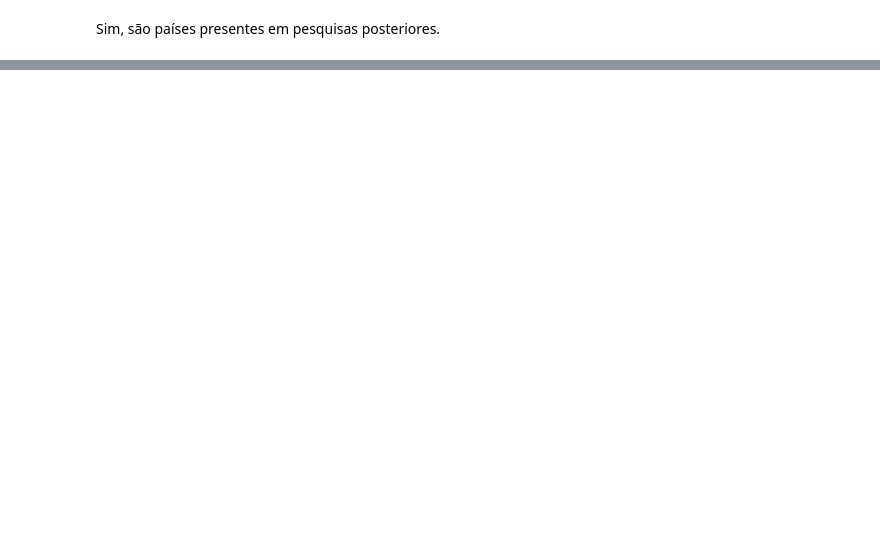
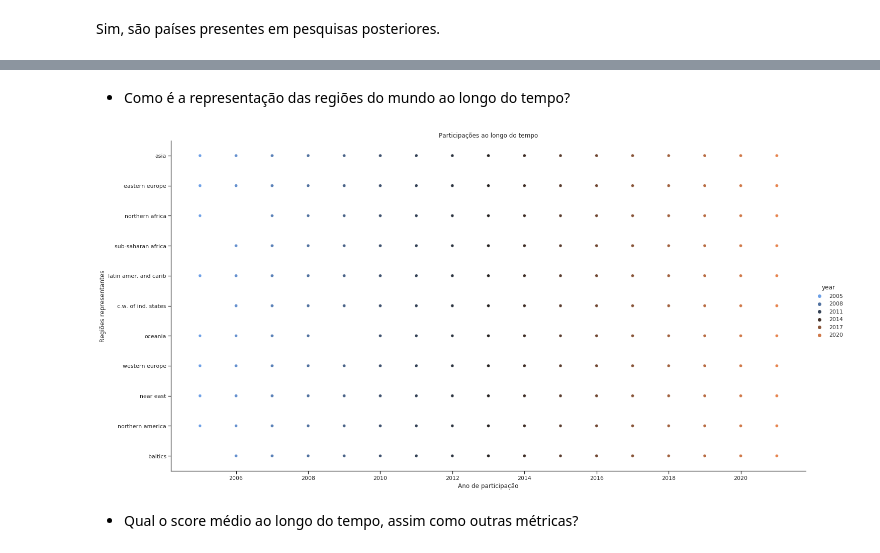
Before and after one commit to SalatielBairros/world-happiness-report, a Jupyter notebook: analysis/MultivariateAnalysis.ipynb, the cells around one changed output, grey strips where cells are left out. Saved outputs shown, nothing was run; the diff lists cells and outputs as text; code cells hidden in the pictures; blank space fills up the shorter version.

Commit message:
Year analisys

```diff
--- a/analysis/MultivariateAnalysis.ipynb
+++ b/analysis/MultivariateAnalysis.ipynb
@@ -484,0 +540,25 @@ Sim, são países presentes em pesquisas posteriores.
+# %% [markdown]
+* Como é a representação das regiões do mundo ao longo do tempo?
+# %%
+sns.relplot(
+  data=dataset,
+  x="year",
+  y="region",
+  height=10,
+  aspect=2,
+  hue="year",
+  palette=sns.diverging_palette(250, 30, l=65, center="dark", as_cmap=True)
+)
+
+# Colocar o total de pais na regiao no ano
+
+plt.title('Participações ao longo do tempo')
+
+plt.ylabel('Regiões representantes')
+plt.xlabel('Ano de participação')
+
+plt.show()
+# %% [output]
+[figure, added]
+# %% [markdown]
+* Qual o score médio ao longo do tempo, assim como outras métricas?
```
Also changed, not shown: parts of 19 cells of this notebook.
